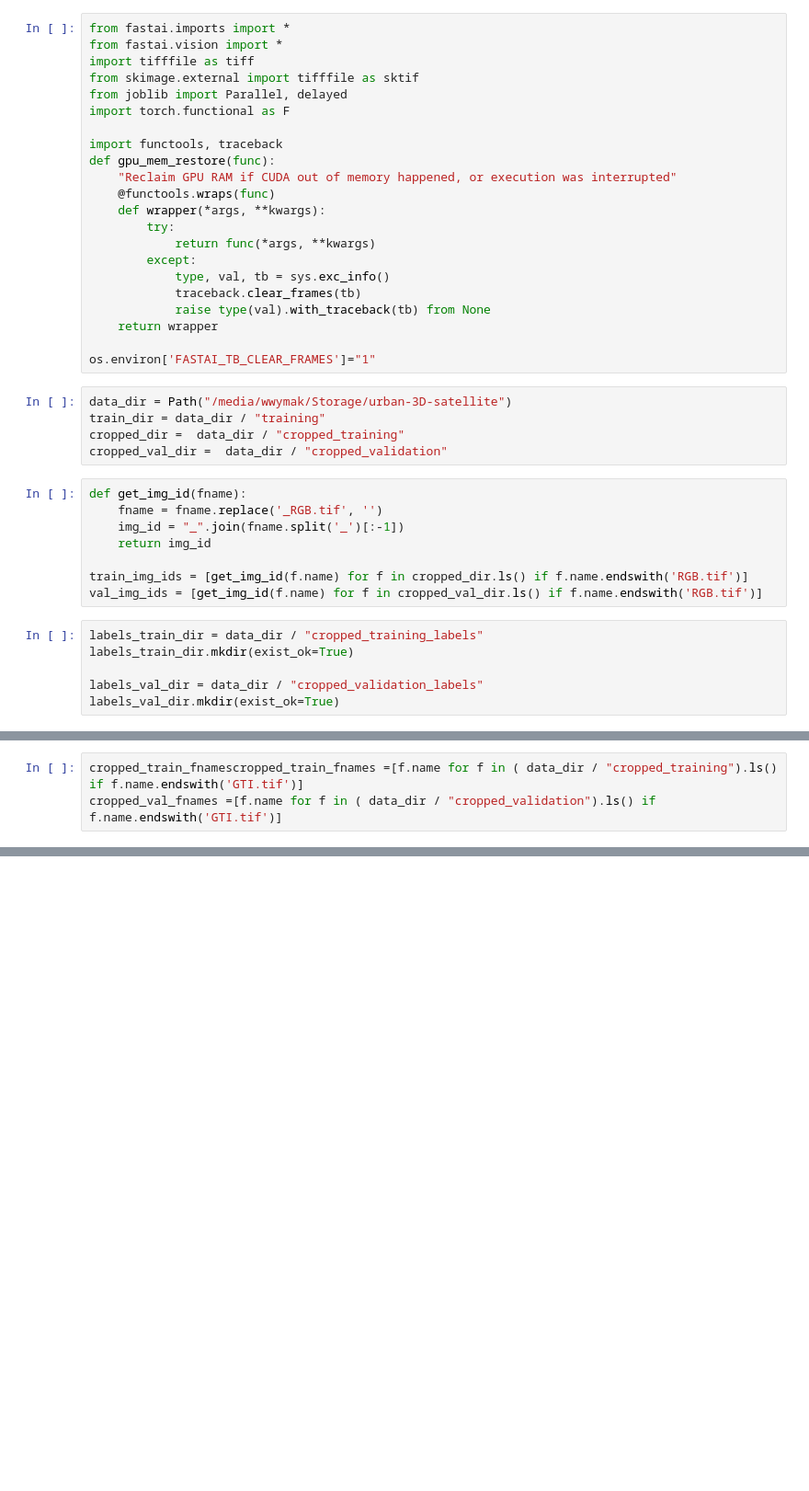
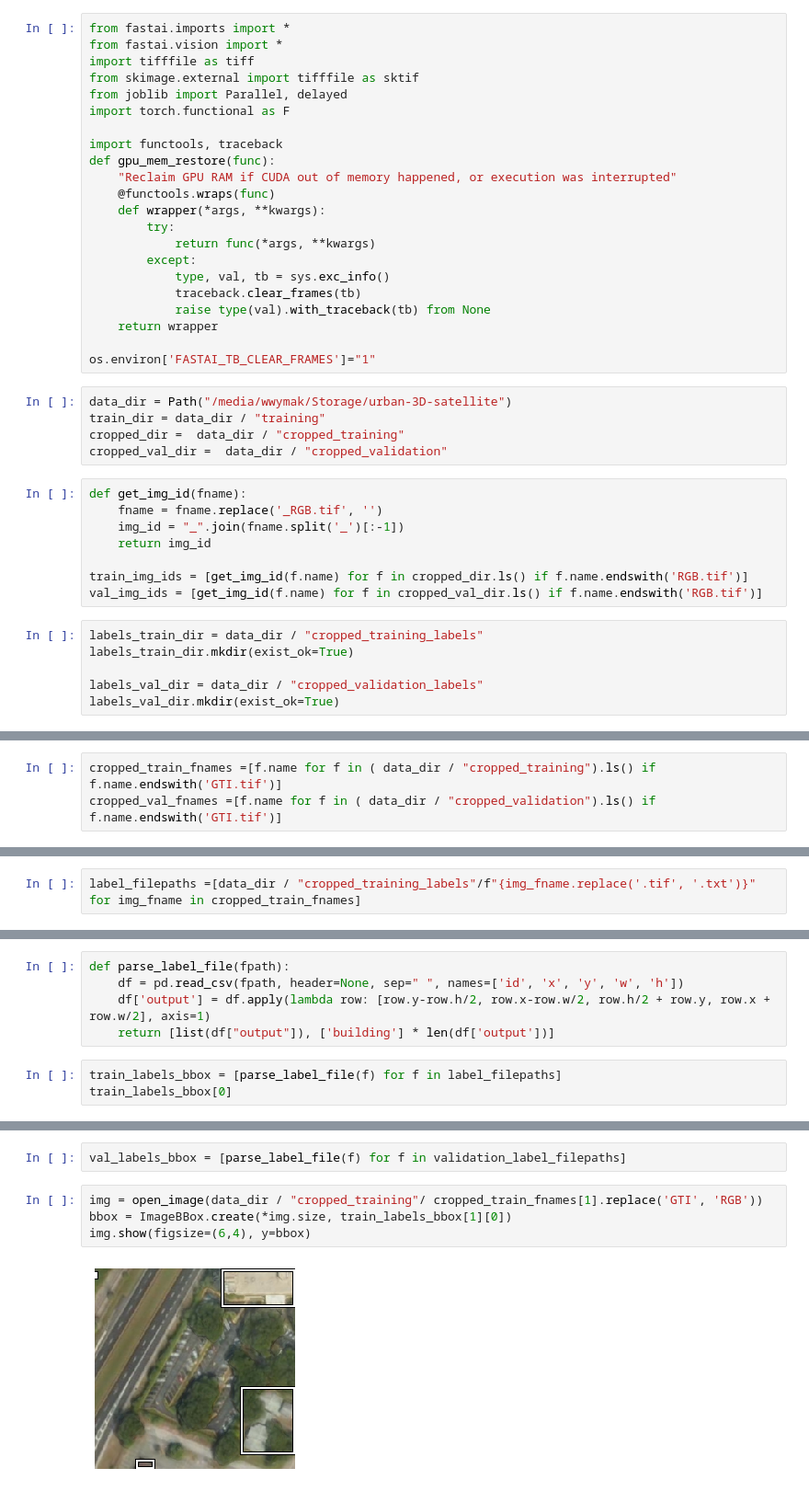
Before and after one commit to wwymak/spacenet-buildings, a Jupyter notebook: object detection approach.ipynb, the cells around one changed output, grey strips where cells are left out. Shown at 92% size. Cells and saved outputs as stored; diff of their text form; blank space fills up the shorter version.

```diff
--- a/object detection approach.ipynb
+++ b/object detection approach.ipynb
@@ -63,7 +63,7 @@ def parse_img(img_fname, dataset_type="training"):
         [f.write(f"{img_fname.replace('.tif','')} {label_to_str(parse_label(label_img, label_val))}\n") \
          for label_val in valid_labels]
 # %%
-cropped_train_fnamescropped_train_fnames =[f.name for f in ( data_dir / "cropped_training").ls() if f.name.endswith('GTI.tif')]
+cropped_train_fnames =[f.name for f in ( data_dir / "cropped_training").ls() if f.name.endswith('GTI.tif')]
 cropped_val_fnames =[f.name for f in ( data_dir / "cropped_validation").ls() if f.name.endswith('GTI.tif')]
 # %%
 %time out=[parse_img(fname) for fname in cropped_train_fnames]
@@ -77,0 +121,2 @@ Wall time: 3.8 s
+# %%
+label_filepaths =[data_dir / "cropped_training_labels"/f"{img_fname.replace('.tif', '.txt')}" for img_fname in cropped_train_fnames]
@@ -77,0 +125,8 @@ Wall time: 3.8 s
+# %%
+def parse_label_file(fpath):
+    df = pd.read_csv(fpath, header=None, sep=" ", names=['id', 'x', 'y', 'w', 'h'])
+    df['output'] = df.apply(lambda row: [row.y-row.h/2, row.x-row.w/2, row.h/2 + row.y, row.x + row.w/2], axis=1)
+    return [list(df["output"]), ['building'] * len(df['output'])]
+# %%
+train_labels_bbox = [parse_label_file(f) for f in label_filepaths]
+train_labels_bbox[0]
@@ -77,0 +151,8 @@ Wall time: 3.8 s
+# %%
+val_labels_bbox = [parse_label_file(f) for f in validation_label_filepaths]
+# %%
+img = open_image(data_dir / "cropped_training"/ cropped_train_fnames[1].replace('GTI', 'RGB'))
+bbox = ImageBBox.create(*img.size, train_labels_bbox[1][0])
+img.show(figsize=(6,4), y=bbox)
+# %% [output]
+[figure, added]
```
Also changed, not shown: parts of 19 cells of this notebook.
